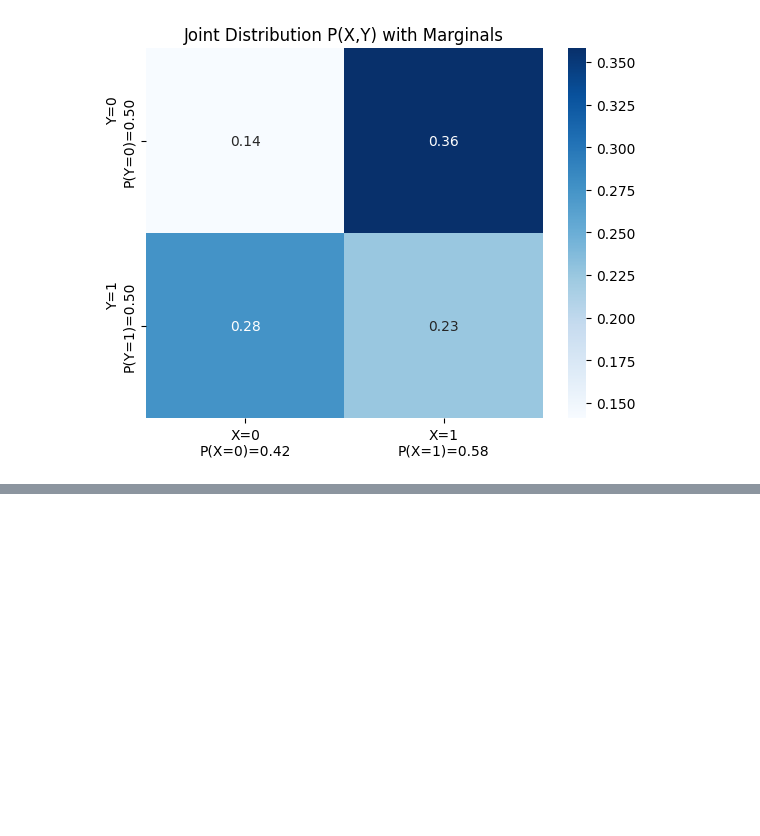
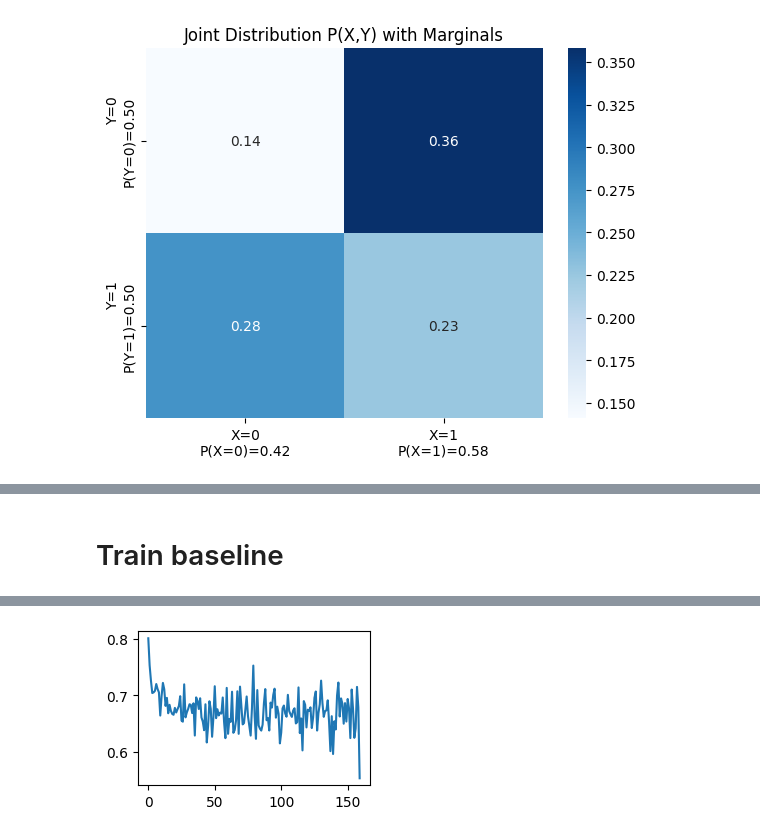
Before and after one commit to EWitting/DSAIT4205-control-dataset, a Jupyter notebook: main.ipynb, the cells around one changed output, grey strips where cells are left out. Cells and saved outputs as stored; diff of their text form; code cells hidden in the pictures; blank space fills up the shorter version.

```diff
--- a/main.ipynb
+++ b/main.ipynb
@@ -77,0 +91,29 @@ plt.show()
+# %% [markdown]
+# Train baseline
+# %%
+import torch
+from tqdm import tqdm
+
+model = torch.nn.Linear(1, 2)
+dataloader = torch.utils.data.DataLoader(data_sample, batch_size=64, shuffle=True)
+optimizer = torch.optim.Adam(model.parameters(), lr=0.05)
+losses = []
+for epoch in range(10):
+    for batch in tqdm(dataloader, desc=f'Epoch {epoch}'):
+        x, y = batch[:,0], batch[:,1]
+        x = x.unsqueeze(1).float()
+        y = y.unsqueeze(1).long()
+
+        pred = model(x)
+
+        loss = torch.nn.functional.cross_entropy(pred, y.flatten())
+        loss.backward()
+        optimizer.step()
+        optimizer.zero_grad()
+        losses.append(loss.item())
+
+print(f'Final classification loss: {np.mean(losses[-10:]):.3f}')
+plt.figure(figsize=(3, 2))
+plt.plot(losses)
+plt.savefig('figs/loss.png')
+# %% [output]
@@ -77,0 +121 @@ plt.show()
+[figure, added]
```
Also changed, not shown: parts of 6 cells of this notebook, 6 other files.
